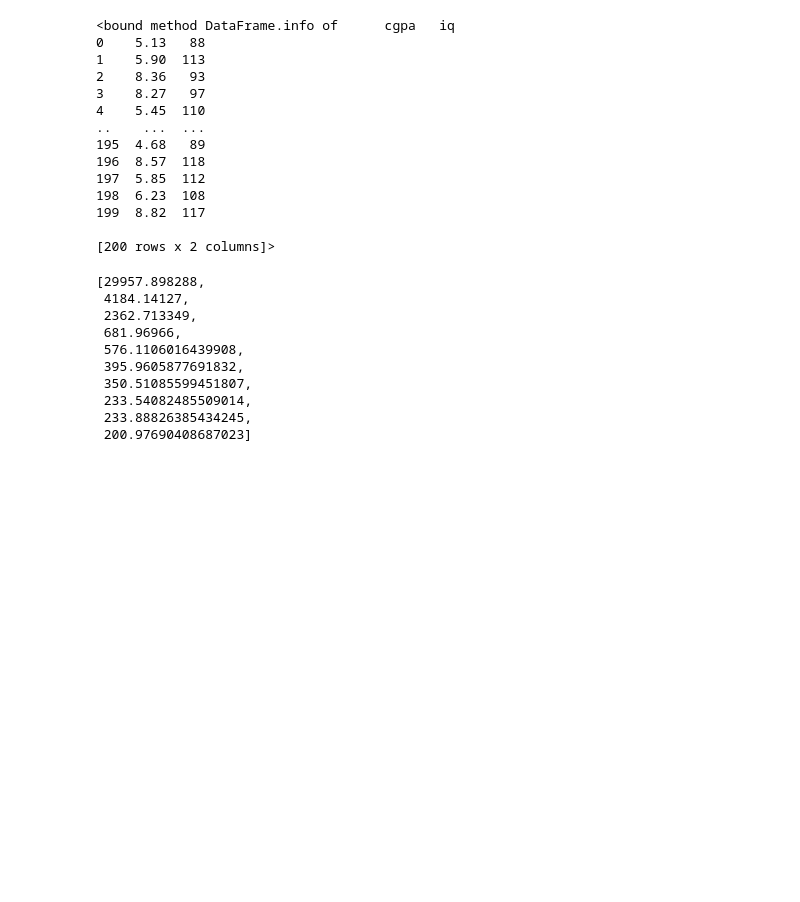
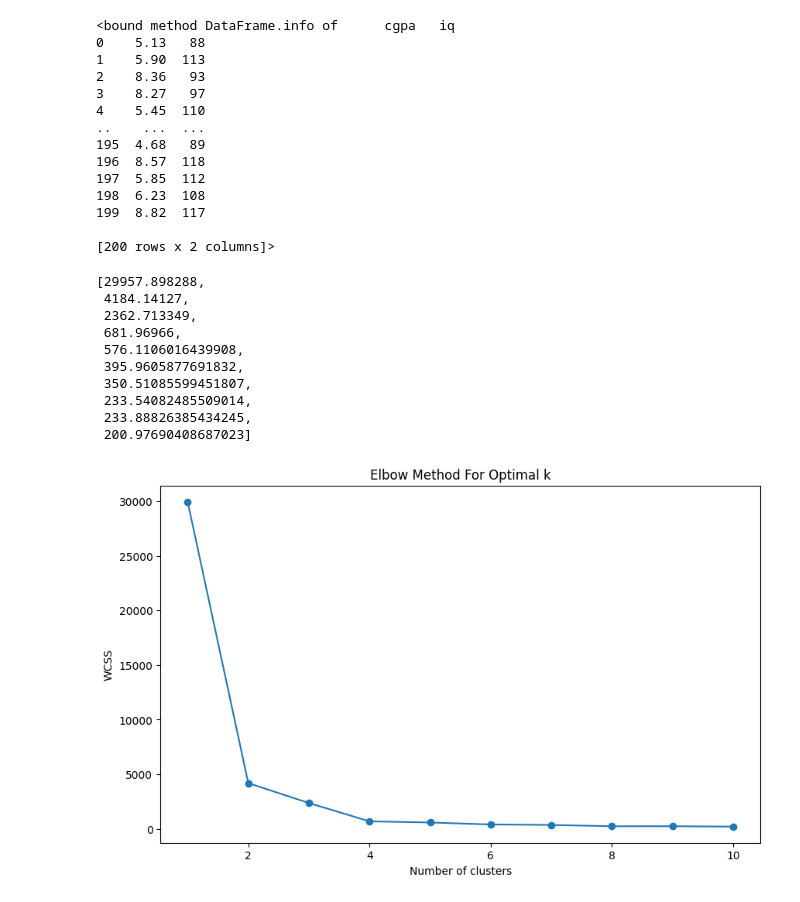
Before and after one commit to Draco2vault/Python_ML_internship_24, a Jupyter notebook: cluster.ipynb, the cells around one changed output. Cells and saved outputs as stored; diff of their text form; code cells hidden in the pictures; blank space fills up the shorter version.

```diff
--- a/cluster.ipynb
+++ b/cluster.ipynb
@@ -62,3 +62,12 @@ wcss
  233.54082485509014,
  233.88826385434245,
  200.97690408687023]
+# %%
+plt.figure(figsize=(10, 6))
+plt.plot(range(1, 11), wcss, marker='o')
+plt.title('Elbow Method For Optimal k')
+plt.xlabel('Number of clusters')
+plt.ylabel('WCSS')
+plt.show()
+# %% [output]
+[figure, added]
```
Also changed, not shown: parts of 4 cells of this notebook.
